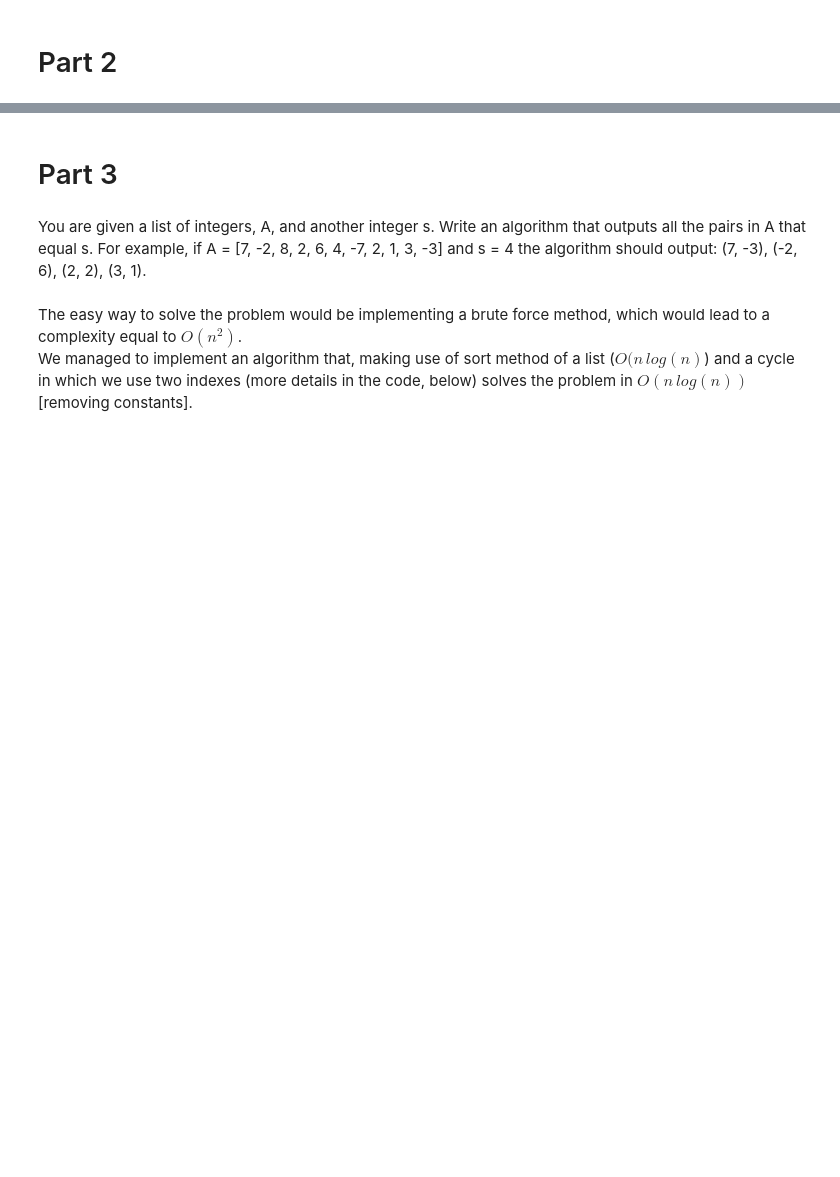
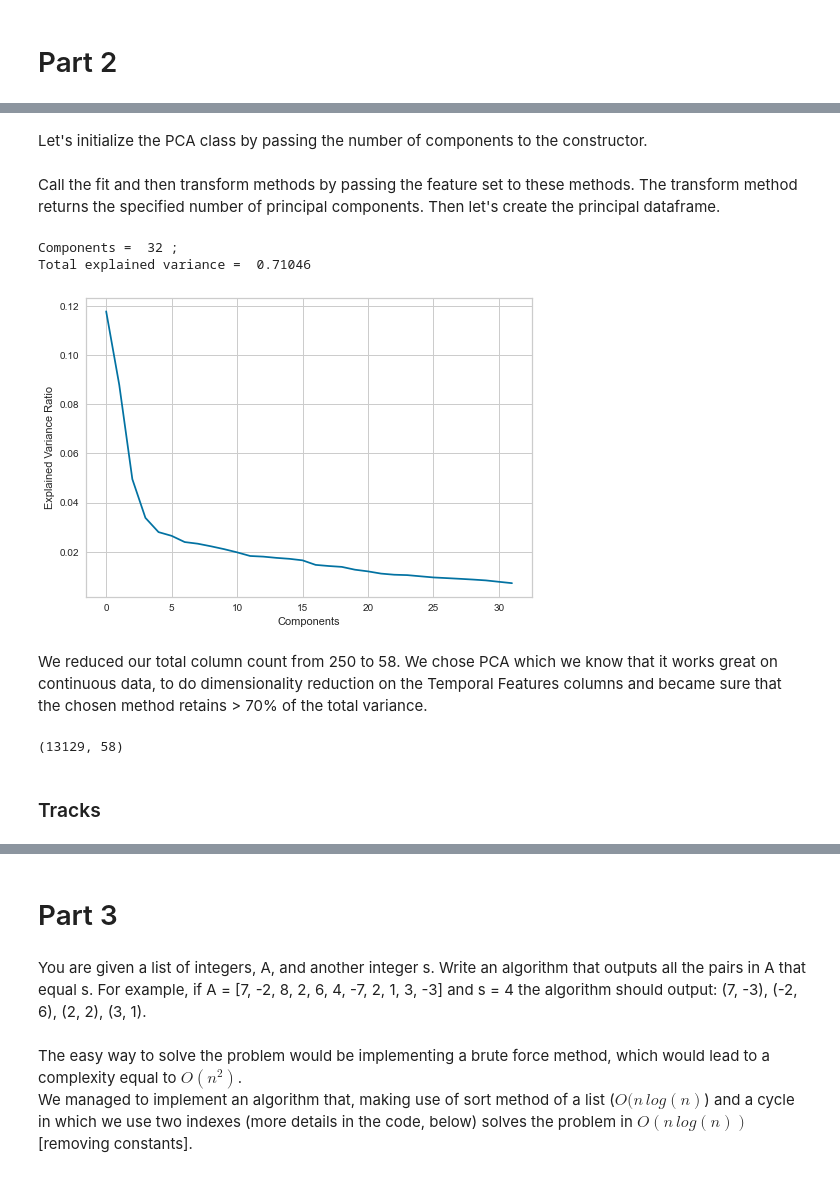
Before and after one commit to SimonePip/ADM-HW4, a Jupyter notebook: main.ipynb, the cells around one changed output, grey strips where cells are left out. Drawn from its saved outputs; the diff is of its cells as text; code cells hidden in the pictures; blank space fills up the shorter version.

```diff
--- a/main.ipynb
+++ b/main.ipynb
@@ -354,0 +460,35 @@ We can see that we are comparing each of the query song with about 350 songs (on
+# %%
+filter_temp_col = [col for col in num_cols if col.startswith('temporal')]
+#filter_temp_col
+# %%
+# We used PCA for our numerical temporal features columns
+x1 = echonest_c.loc[:, filter_temp_col].values
+x1 = StandardScaler().fit_transform(x1)
+# %% [markdown]
+Let's initialize the PCA class by passing the number of components to the constructor.
+# %%
+pca = PCA(n_components = 32)
+# %% [markdown]
+ Call the fit and then transform methods by passing the feature set to these methods.
+ The transform method returns the specified number of principal components.
+ Then let's create the principal dataframe.
+# %%
+principalComponents = pca.fit_transform(x1)
+principalDf_1 = pd.DataFrame(data = principalComponents
+             , columns = ["principal component Echonest " + str(i) for i in range(1,33)])
+# %%
+#pca.explained_variance_ratio_
+print ( "Components = ", pca.n_components_ , ";\nTotal explained variance = ",
+      round(pca.explained_variance_ratio_.sum(),5)  )
+# %% [output]
+Components =  32 ;
+Total explained variance =  0.71046
+# %%
+plt.plot(pca.explained_variance_ratio_)
+plt.ylabel("Explained Variance Ratio")
+plt.xlabel("Components")
+plt.show()
+# %% [output]
+[figure, added]
+# %% [markdown]
+We reduced our total column count from 250 to 58. We chose PCA which we know that it works great on continuous data, to do dimensionality reduction on the Temporal Features columns and became sure that the chosen method retains > 70% of the total variance.
@@ -354,0 +499,6 @@ We can see that we are comparing each of the query song with about 350 songs (on
+# %%
+final_echonest.shape
+# %% [output]
+(13129, 58)
+# %% [markdown]
+### Tracks
```
Also changed, not shown: parts of 128 cells of this notebook.
